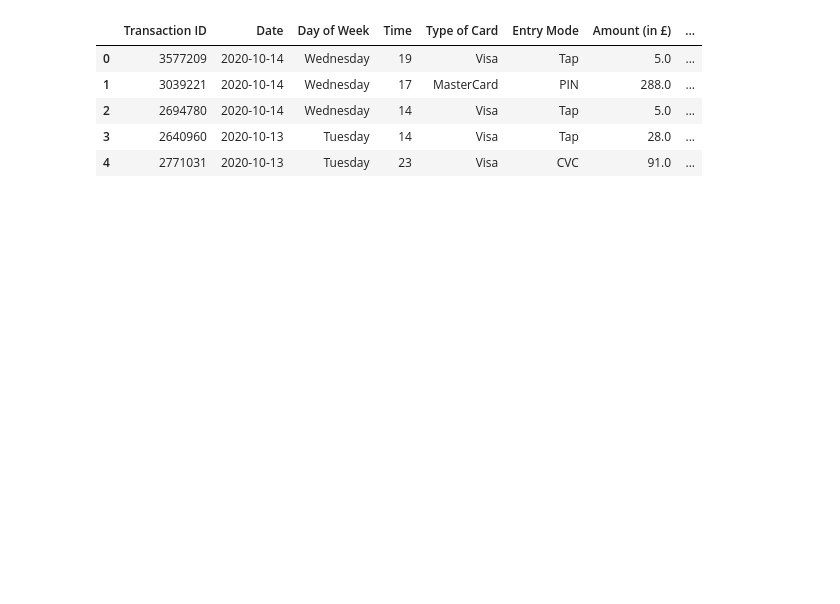
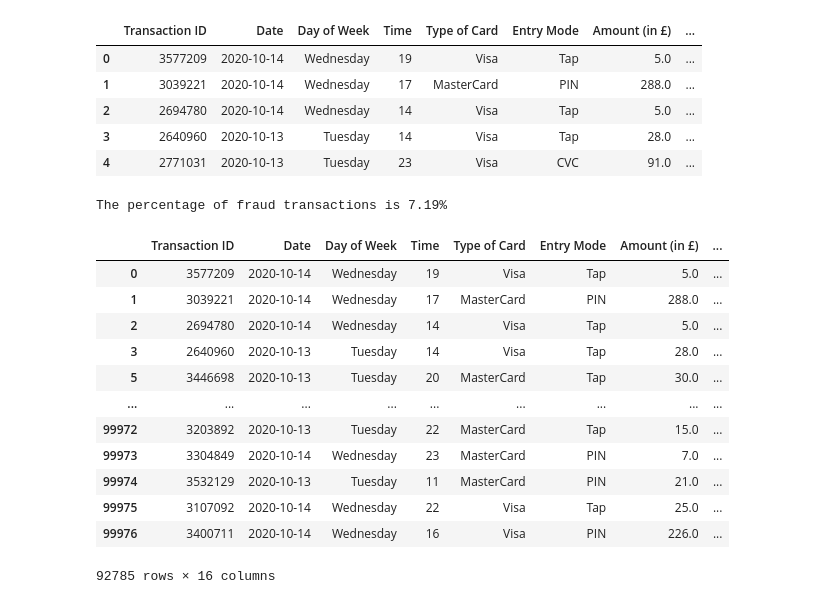
Before and after one commit to ZinDaria/Project_1-Team7, a Jupyter notebook: Untitled.ipynb, the cells around one changed output. Drawn from its saved outputs; the diff is of its cells as text; code cells hidden in the pictures; blank space fills up the shorter version.

```diff
--- a/Untitled.ipynb
+++ b/Untitled.ipynb
@@ -19,3 +19,31 @@ credit_card_df.head()
 | 2 | 2694780 | 2020-10-14 | Wednesday | 14 | Visa | Tap | 5.0 | ... |
 | 3 | 2640960 | 2020-10-13 | Tuesday | 14 | Visa | Tap | 28.0 | ... |
 | 4 | 2771031 | 2020-10-13 | Tuesday | 23 | Visa | CVC | 91.0 | ... |
+# %%
+total_transactions = 99977
+fraud_transactions = 7192
+# non_fraud_transactions = total_transactions - fraud_transactions
+non_fraud_transactions = 92785
+
+# % of fraudulent transactions to total transactions:
+percent_fraud = round(((fraud_transactions/total_transactions)* 100), 2)
+print(f"The percentage of fraud transactions is {percent_fraud}%")
+# %% [output]
+The percentage of fraud transactions is 7.19%
+# %%
+non_fraud_df = credit_card_df.loc[credit_card_df["Fraud"] == 0]
+non_fraud_df
+# %% [output]
+|  | Transaction ID | Date | Day of Week | Time | Type of Card | Entry Mode | Amount (in £) | ... |
+| 0 | 3577209 | 2020-10-14 | Wednesday | 19 | Visa | Tap | 5.0 | ... |
+| 1 | 3039221 | 2020-10-14 | Wednesday | 17 | MasterCard | PIN | 288.0 | ... |
+| 2 | 2694780 | 2020-10-14 | Wednesday | 14 | Visa | Tap | 5.0 | ... |
+| 3 | 2640960 | 2020-10-13 | Tuesday | 14 | Visa | Tap | 28.0 | ... |
+| 5 | 3446698 | 2020-10-13 | Tuesday | 20 | MasterCard | Tap | 30.0 | ... |
+| ... | ... | ... | ... | ... | ... | ... | ... | ... |
+| 99972 | 3203892 | 2020-10-13 | Tuesday | 22 | MasterCard | Tap | 15.0 | ... |
+| 99973 | 3304849 | 2020-10-14 | Wednesday | 23 | MasterCard | PIN | 7.0 | ... |
+| 99974 | 3532129 | 2020-10-13 | Tuesday | 11 | MasterCard | PIN | 21.0 | ... |
+| 99975 | 3107092 | 2020-10-14 | Wednesday | 22 | Visa | Tap | 25.0 | ... |
+| 99976 | 3400711 | 2020-10-14 | Wednesday | 16 | Visa | PIN | 226.0 | ... |
+92785 rows × 16 columns
```
Also changed, not shown: parts of 6 cells of this notebook, 1 other file.
